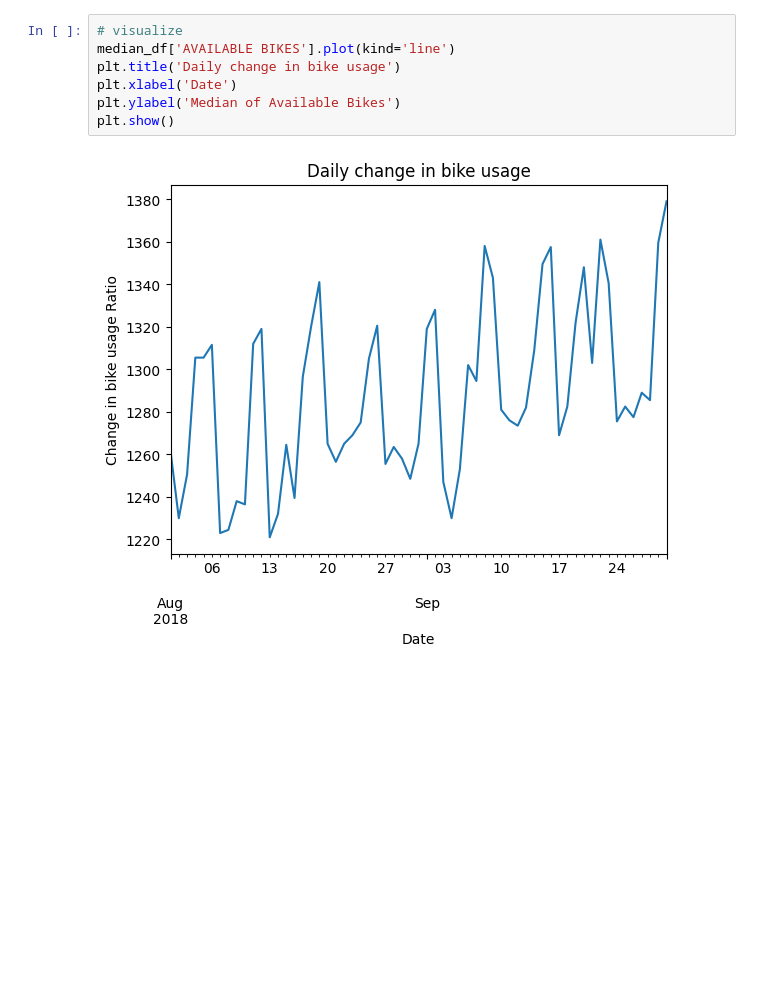
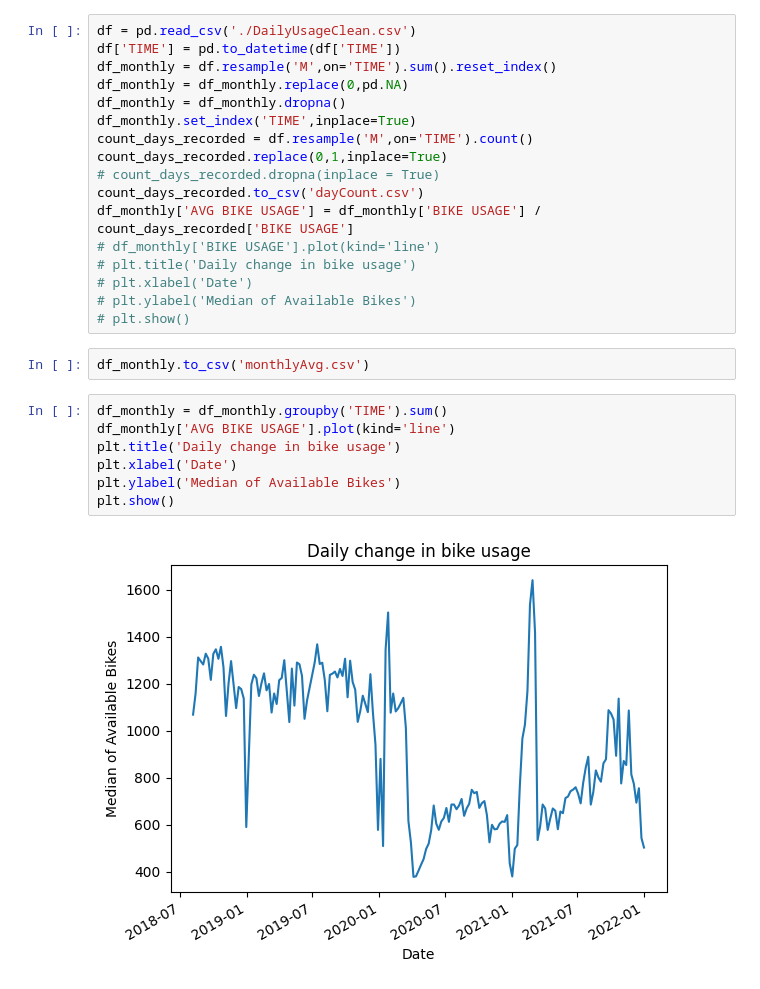
Before and after one commit to cpusch/MLFinalAssignment, a Jupyter notebook: clean_data.ipynb, the cells around one changed output. Drawn from its saved outputs; the diff is of its cells as text; blank space fills up the shorter version.

Commit message:
finalized clean data set. Usage measured weekly and monthly

```diff
--- a/clean_data.ipynb
+++ b/clean_data.ipynb
@@ -32,9 +44,28 @@ df['BIKE USAGE'] = df.groupby('STATION ID')['AVAILABILITY RATIO'].diff()
+# %%
+df = pd.read_csv('./DailyUsageClean.csv')
+df['TIME'] = pd.to_datetime(df['TIME'])
+df_monthly = df.resample('M',on='TIME').sum().reset_index()
+df_monthly = df_monthly.replace(0,pd.NA)
+df_monthly = df_monthly.dropna()
+df_monthly.set_index('TIME',inplace=True)
+count_days_recorded = df.resample('M',on='TIME').count()
+count_days_recorded.replace(0,1,inplace=True)
+# count_days_recorded.dropna(inplace = True)
+count_days_recorded.to_csv('dayCount.csv')
+df_monthly['AVG BIKE USAGE'] = df_monthly['BIKE USAGE'] / count_days_recorded['BIKE USAGE']
+# df_monthly['BIKE USAGE'].plot(kind='line')
+# plt.title('Daily change in bike usage')
+# plt.xlabel('Date')
+# plt.ylabel('Median of Available Bikes')
+# plt.show()
+# %%
+df_monthly.to_csv('monthlyAvg.csv')
 # %%
-# visualize
-median_df['AVAILABLE BIKES'].plot(kind='line')
+df_monthly = df_monthly.groupby('TIME').sum()
+df_monthly['AVG BIKE USAGE'].plot(kind='line')
 plt.title('Daily change in bike usage')
 plt.xlabel('Date')
 plt.ylabel('Median of Available Bikes')
 plt.show()
 # %% [output]
-[figure, old version]
+[figure, new version]
```
Also changed, not shown: parts of 8 cells of this notebook.
